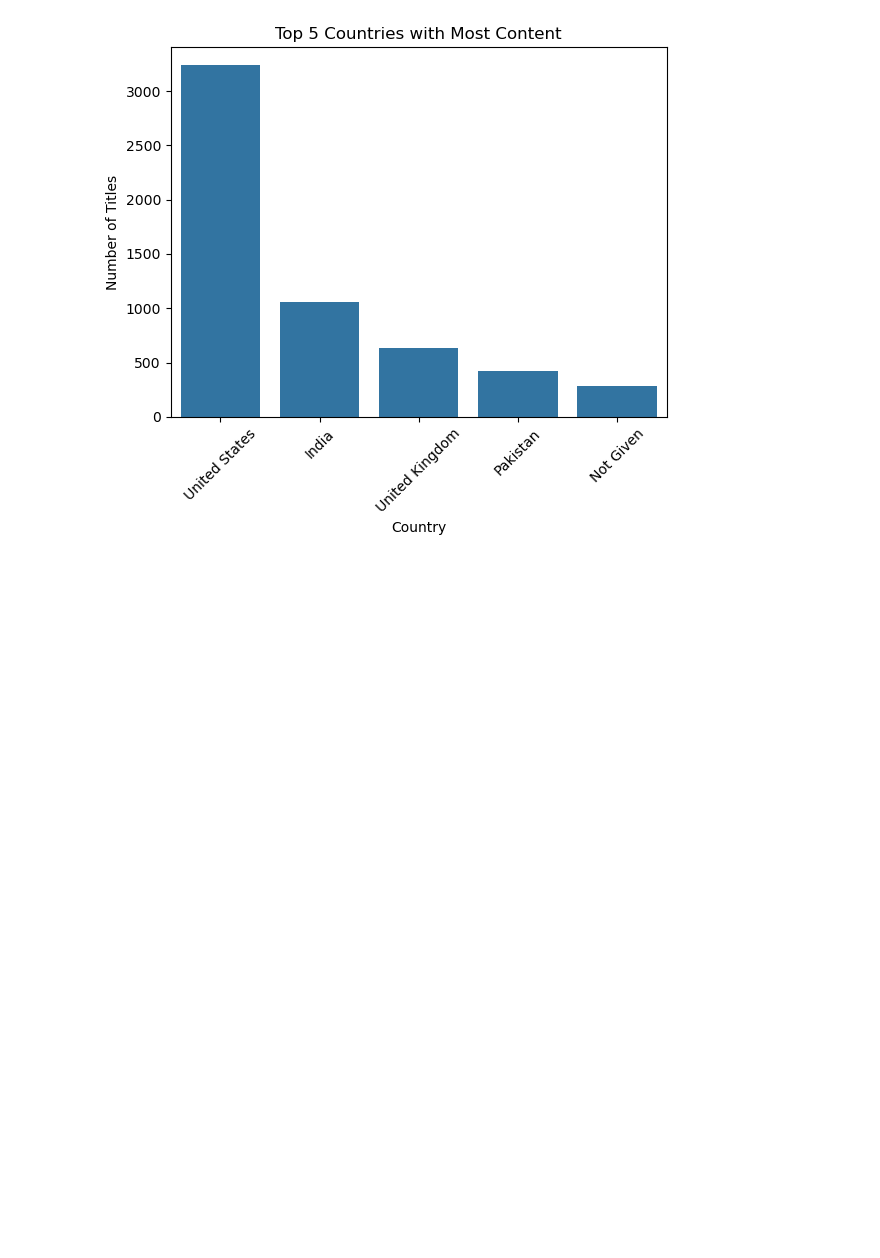
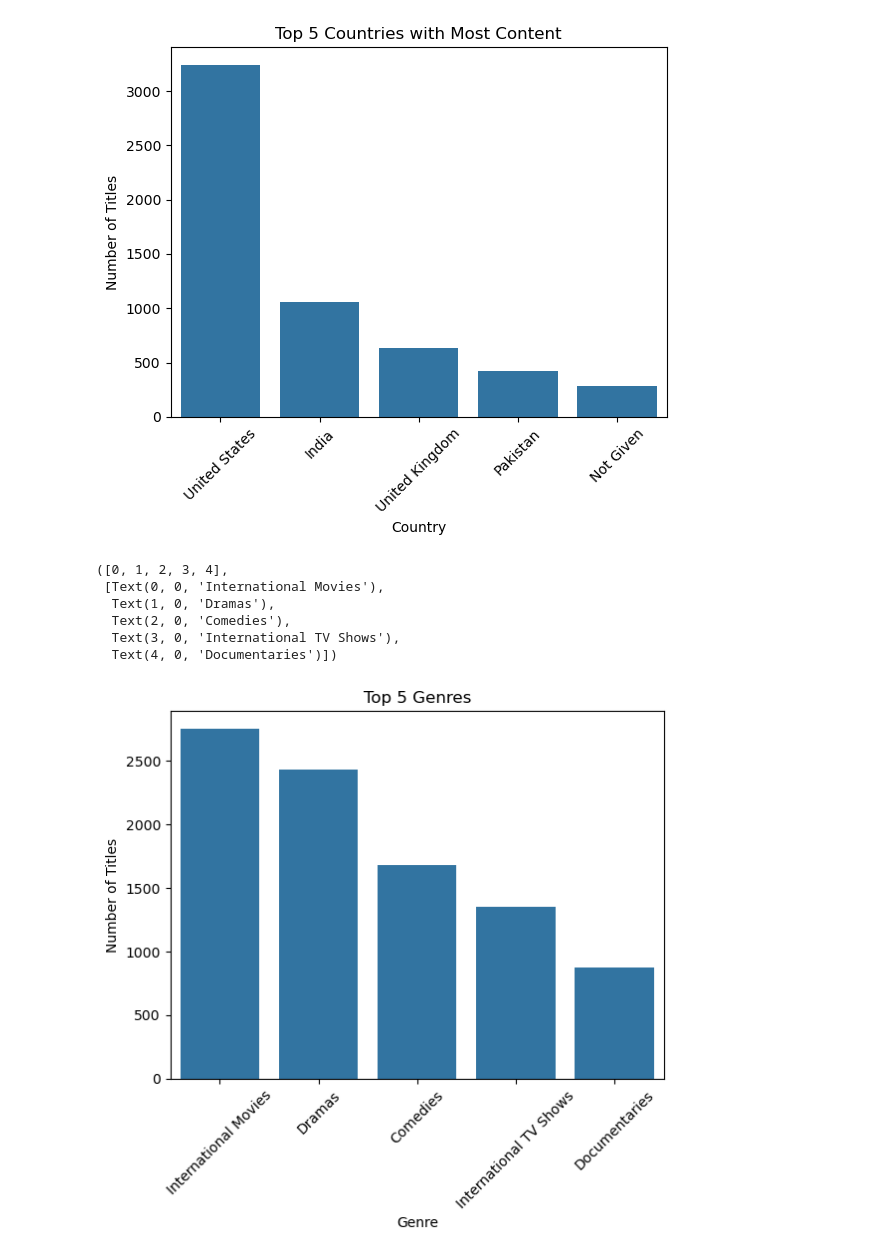
Before and after one commit to Gururaman02/data--analyst-journey, a Jupyter notebook: netflix/analysis.ipynb, the cells around one changed output. Saved outputs shown, nothing was run; the diff lists cells and outputs as text; code cells hidden in the pictures; blank space fills up the shorter version.

Commit message:
reset_index_practice

```diff
--- a/netflix/analysis.ipynb
+++ b/netflix/analysis.ipynb
@@ -131,3 +142,18 @@ plt.xticks(rotation=45)
   Text(3, 0, 'Pakistan'),
   Text(4, 0, 'Not Given')])
 [figure]
+# %%
+genre_count=df['listed_in'].str.split(', ').explode().value_counts().head().reset_index()
+sns.barplot(data=genre_count,x='listed_in',y='count')
+plt.title('Top 5 Genres')
+plt.xlabel('Genre')
+plt.ylabel('Number of Titles')
+plt.xticks(rotation=45)
+# %% [output]
+([0, 1, 2, 3, 4],
+ [Text(0, 0, 'International Movies'),
+  Text(1, 0, 'Dramas'),
+  Text(2, 0, 'Comedies'),
+  Text(3, 0, 'International TV Shows'),
+  Text(4, 0, 'Documentaries')])
+[figure, added]
```
Also changed, not shown: parts of 11 cells of this notebook, 1 other file.
